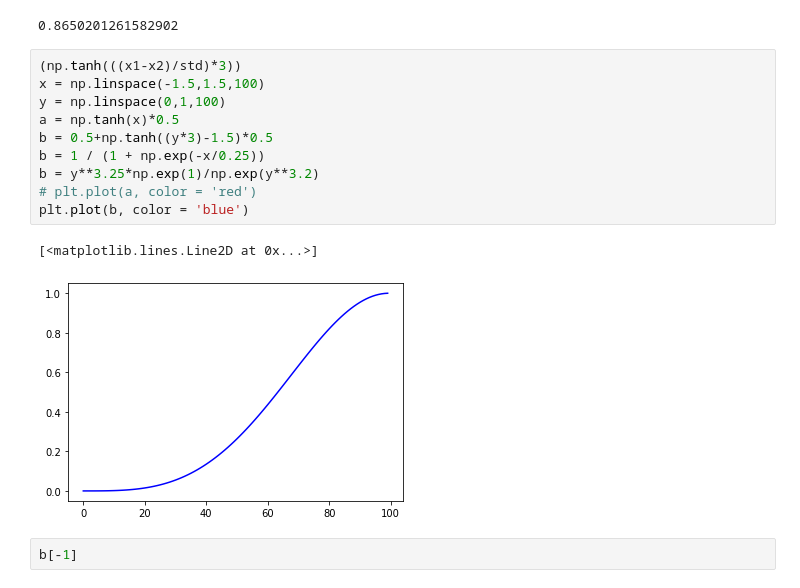
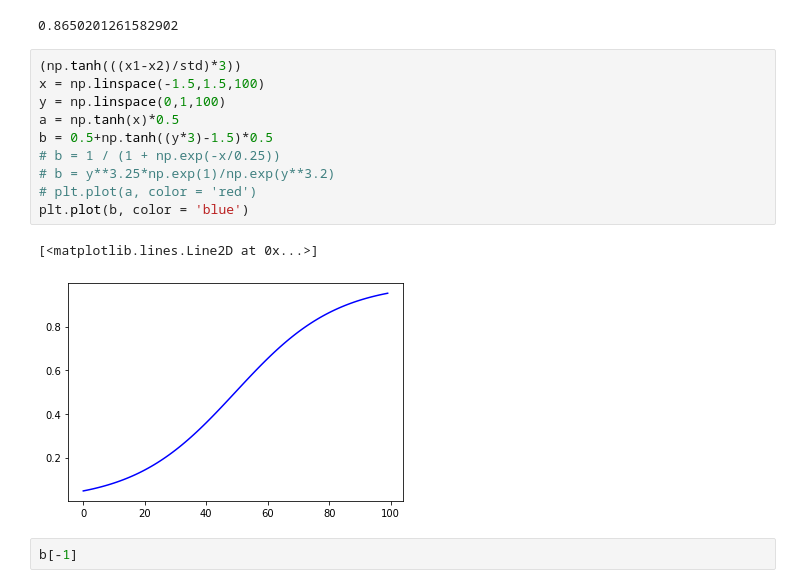
Before and after one commit to TSS-22/g-unit-of-agreement, a Jupyter notebook: miscellenaous/test_normalDistri.ipynb, the cells around one changed output. Cells and saved outputs as stored; diff of their text form.

```diff
--- a/miscellenaous/test_normalDistri.ipynb
+++ b/miscellenaous/test_normalDistri.ipynb
@@ -126,16 +126,16 @@ np.exp((1-(x1-x2)/std)**3.2)/np.exp((1-((x1-x2)/std))**3.25)
 # %%
 (np.tanh(((x1-x2)/std)*3))
 x = np.linspace(-1.5,1.5,100)
 y = np.linspace(0,1,100)
 a = np.tanh(x)*0.5
 b = 0.5+np.tanh((y*3)-1.5)*0.5
-b = 1 / (1 + np.exp(-x/0.25))
-b = y**3.25*np.exp(1)/np.exp(y**3.2)
+# b = 1 / (1 + np.exp(-x/0.25))
+# b = y**3.25*np.exp(1)/np.exp(y**3.2)
 # plt.plot(a, color = 'red')
 plt.plot(b, color = 'blue')
 # %% [output]
 [<matplotlib.lines.Line2D at 0x...>]
-[figure, old version]
+[figure, new version]
 # %%
 b[-1]
 # %% [output]
```
Also changed, not shown: parts of 2 cells of this notebook, 3 other files.
